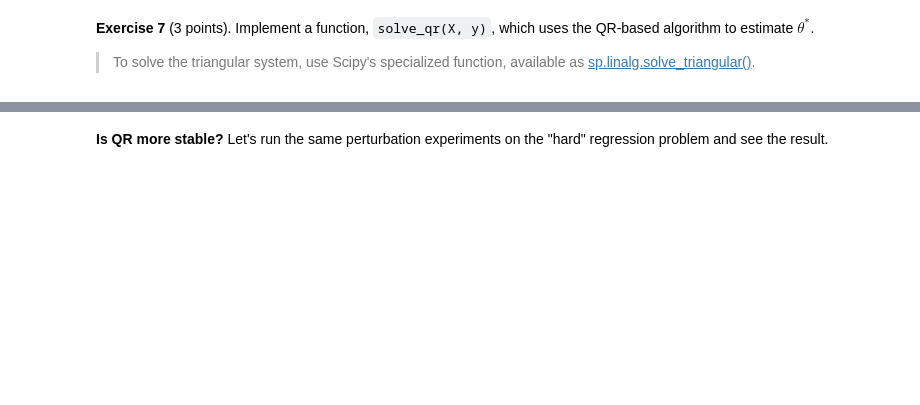
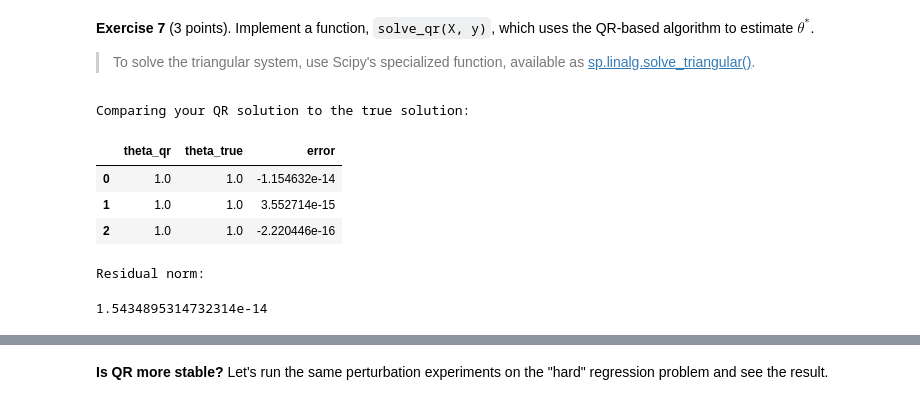
Before and after one commit to drakearch/data-science-in-3-months, a Jupyter notebook: Month 1 - Data Analysis/Week 3 - Computing for Data Analysis/12 Linear regression/part2-algs.ipynb, the cells around one changed output, grey strips where cells are left out. Drawn from its saved outputs; the diff is of its cells as text; code cells hidden in the pictures; blank space fills up the shorter version.

```diff
--- a/Month 1 - Data Analysis/Week 3 - Computing for Data Analysis/12 Linear regression/part2-algs.ipynb
+++ b/Month 1 - Data Analysis/Week 3 - Computing for Data Analysis/12 Linear regression/part2-algs.ipynb
@@ -287,9 +287,7 @@ print("\n(Passed!)")
 > Although we are minimizing $\|r\|_2^2$, for this exercise your function should return $\|r\|_2$.
 # %%
 def calc_residual_norm(X, y, theta):
-    ###
-    ### YOUR CODE HERE
-    ###
+    return sp.linalg.norm(X.dot(theta) - y)
 
 r_norm_neq = calc_residual_norm(X, y, theta_neq)
 print("\nThe squared residual norm:", r_norm_neq)
@@ -605,9 +584,7 @@ So, to summarize, a different algorithm to solve $X \theta^* \approx y$ using QR
 # %%
 print(X[:5], "\n ...\n")
 
-###
-### YOUR CODE HERE
-###
+Q, R = np.linalg.qr(X)
 
 # Print the dimensions of your result
 print("Q:", Q.shape, "\n")
@@ -659,18 +642,25 @@ show_cond_fancy(cond_R, 'R')
 # %%
 import scipy.linalg
 
 def solve_qr(X, y):
-    ###
-    ### YOUR CODE HERE
-    ###
+    Q, R = np.linalg.qr(X)
+    return sp.linalg.solve_triangular(R, Q.T.dot(y))
 
 theta_qr = solve_qr(X, y)
 
 print("Comparing your QR solution to the true solution:")
 show_2vecs_tibble(theta_qr, theta_true, xname='theta_qr', yname='theta_true', error=True)
 
 print("Residual norm:")
 calc_residual_norm(X, y, theta_qr)
+# %% [output]
+Comparing your QR solution to the true solution:
+|  | theta_qr | theta_true | error |
+| 0 | 1.0 | 1.0 | -1.154632e-14 |
+| 1 | 1.0 | 1.0 | 3.552714e-15 |
+| 2 | 1.0 | 1.0 | -2.220446e-16 |
+Residual norm:
+1.5434895314732314e-14
 # %%
 # Test cell: `solve_qr_test`
 import re
```
Also changed, not shown: parts of 15 cells of this notebook, 2 other files.
